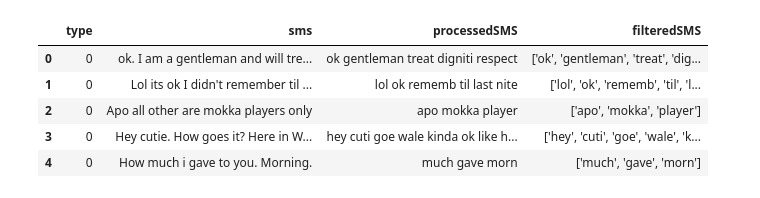
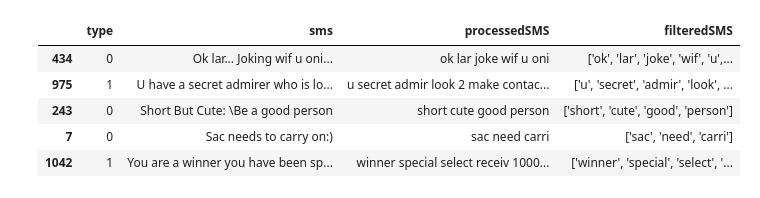
Before and after one commit to AzwadShameem/Spam_Classifier, a Jupyter notebook: spacy_embeds.ipynb, the cells around one changed output. Cells and saved outputs as stored; diff of their text form; code cells hidden in the pictures.

```diff
--- a/spacy_embeds.ipynb
+++ b/spacy_embeds.ipynb
@@ -9,11 +15,11 @@ from sklearn.metrics import classification_report
 # %%
 df = pd.read_csv("undersampled_spam.csv", encoding='latin')
 df = df.drop(columns=["Unnamed: 0"])
-df.head()
+df.sample(5)
 # %% [output]
 |  | type | sms | processedSMS | filteredSMS |
-| 0 | 0 | ok. I am a gentleman and will tre... | ok gentleman treat digniti respect | ['ok', 'gentleman', 'treat', 'dig... |
-| 1 | 0 | Lol its ok I didn't remember til ... | lol ok rememb til last nite | ['lol', 'ok', 'rememb', 'til', 'l... |
-| 2 | 0 | Apo all other are mokka players only | apo mokka player | ['apo', 'mokka', 'player'] |
-| 3 | 0 | Hey cutie. How goes it? Here in W... | hey cuti goe wale kinda ok like h... | ['hey', 'cuti', 'goe', 'wale', 'k... |
-| 4 | 0 | How much i gave to you. Morning. | much gave morn | ['much', 'gave', 'morn'] |
+| 434 | 0 | Ok lar... Joking wif u oni... | ok lar joke wif u oni | ['ok', 'lar', 'joke', 'wif', 'u',... |
+| 975 | 1 | U have a secret admirer who is lo... | u secret admir look 2 make contac... | ['u', 'secret', 'admir', 'look', ... |
+| 243 | 0 | Short But Cute: \Be a good person | short cute good person | ['short', 'cute', 'good', 'person'] |
+| 7 | 0 | Sac needs to carry on:) | sac need carri | ['sac', 'need', 'carri'] |
+| 1042 | 1 | You are a winner you have been sp... | winner special select receiv 1000... | ['winner', 'special', 'select', '... |
```
Also changed, not shown: parts of 16 cells of this notebook, 5 other files.
